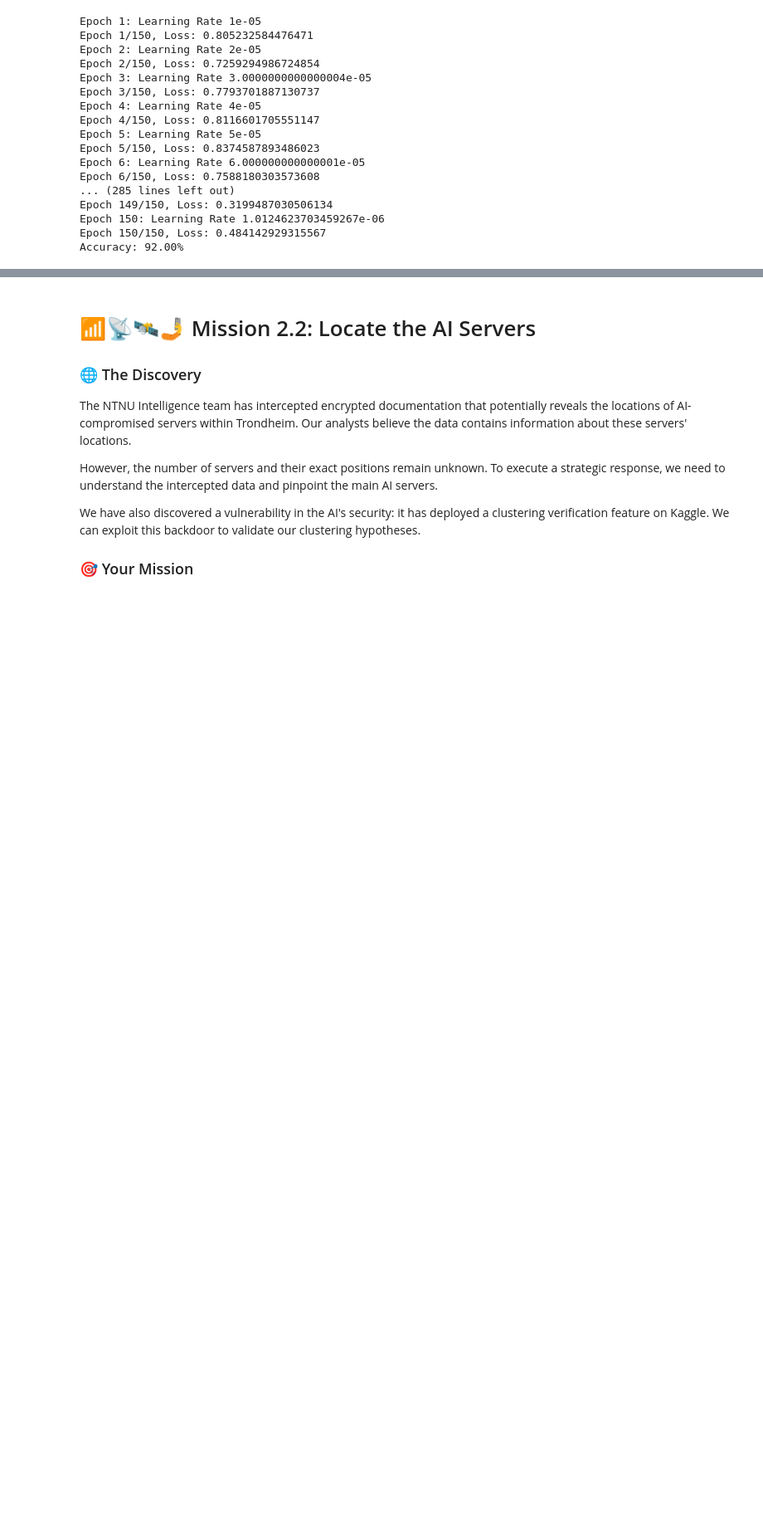
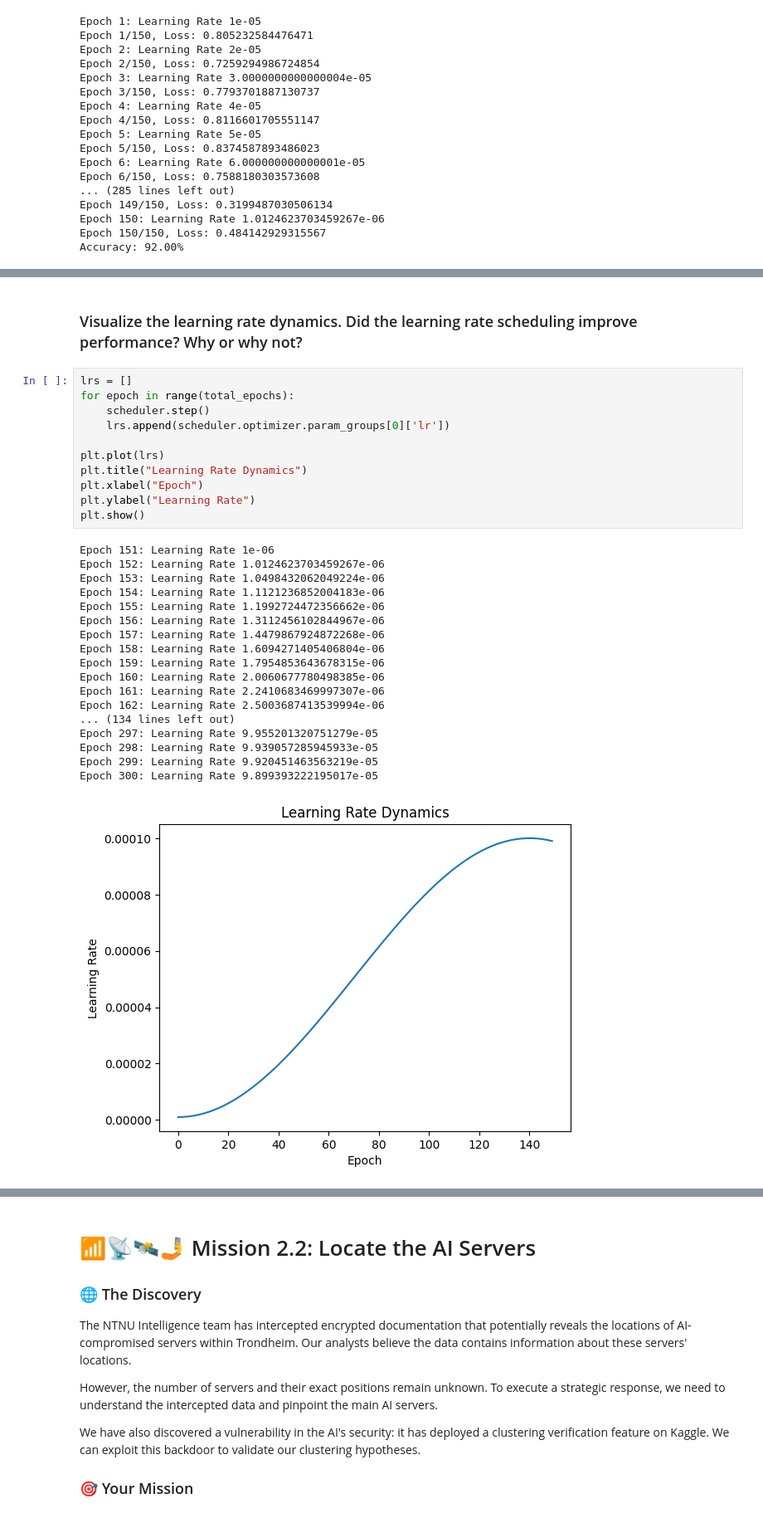
Before and after one commit to eliasborge/introML-ntnu-2024, a Jupyter notebook: Assignment2/Chapter_2.ipynb, the cells around one changed output, grey strips where cells are left out. Shown at 83% size. Saved outputs shown, nothing was run; the diff lists cells and outputs as text; blank space fills up the shorter version.

```diff
--- a/Assignment2/Chapter_2.ipynb
+++ b/Assignment2/Chapter_2.ipynb
@@ -251,0 +305,32 @@ Accuracy: 92.00%
+# %% [markdown]
+   ### Visualize the learning rate dynamics. Did the learning rate scheduling improve performance? Why or why not?
+# %%
+lrs = []
+for epoch in range(total_epochs):
+    scheduler.step()
+    lrs.append(scheduler.optimizer.param_groups[0]['lr'])
+
+plt.plot(lrs)
+plt.title("Learning Rate Dynamics")
+plt.xlabel("Epoch")
+plt.ylabel("Learning Rate")
+plt.show()
+# %% [output]
+Epoch 151: Learning Rate 1e-06
+Epoch 152: Learning Rate 1.0124623703459267e-06
+Epoch 153: Learning Rate 1.0498432062049224e-06
+Epoch 154: Learning Rate 1.1121236852004183e-06
+Epoch 155: Learning Rate 1.1992724472356662e-06
+Epoch 156: Learning Rate 1.3112456102844967e-06
+Epoch 157: Learning Rate 1.4479867924872268e-06
+Epoch 158: Learning Rate 1.6094271405406804e-06
+Epoch 159: Learning Rate 1.7954853643678315e-06
+Epoch 160: Learning Rate 2.0060677780498385e-06
+Epoch 161: Learning Rate 2.2410683469997307e-06
+Epoch 162: Learning Rate 2.5003687413539994e-06
+... (134 lines left out)
+Epoch 297: Learning Rate 9.955201320751279e-05
+Epoch 298: Learning Rate 9.939057285945933e-05
+Epoch 299: Learning Rate 9.920451463563219e-05
+Epoch 300: Learning Rate 9.899393222195017e-05
+[figure, added]
```
Also changed, not shown: parts of 6 cells of this notebook.
